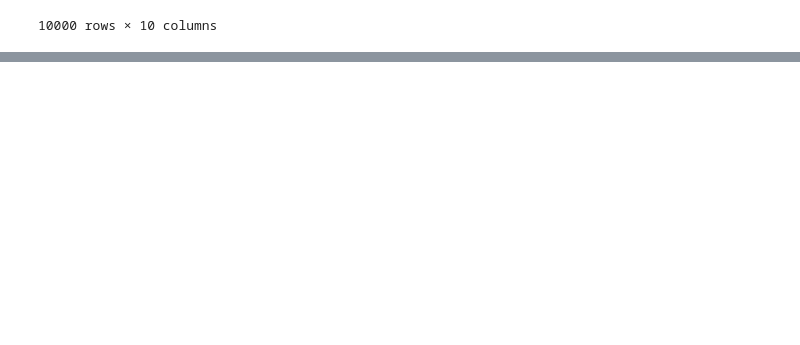
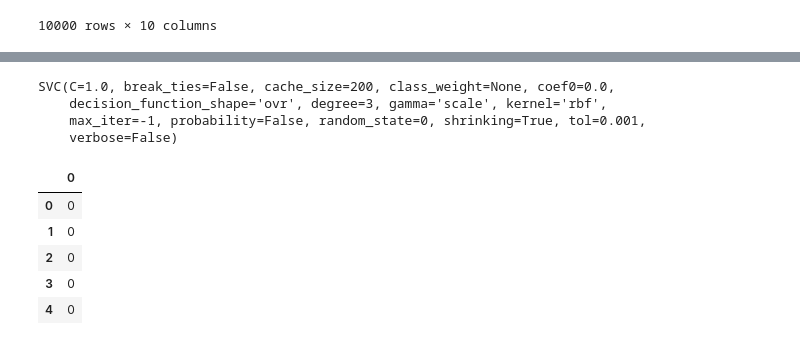
Before and after one commit to buriihenry/Machine-Learning-2, a Jupyter notebook: Customer Churn/Customer_churn.ipynb, the cells around one changed output, grey strips where cells are left out. Cells and saved outputs as stored; diff of their text form; code cells hidden in the pictures; blank space fills up the shorter version.

```diff
--- a/Customer Churn/Customer_churn.ipynb
+++ b/Customer Churn/Customer_churn.ipynb
@@ -142,0 +205,22 @@ X_train=sc_x.fit_transform(X_tr)
+# %%
+#SVM
+from sklearn.svm import SVC
+classifier = SVC(kernel='rbf', random_state=0)
+classifier.fit(X_train,y_train)
+# %% [output]
+SVC(C=1.0, break_ties=False, cache_size=200, class_weight=None, coef0=0.0,
+    decision_function_shape='ovr', degree=3, gamma='scale', kernel='rbf',
+    max_iter=-1, probability=False, random_state=0, shrinking=True, tol=0.001,
+    verbose=False)
+# %%
+y_pred = classifier.predict(X_test)
+# %%
+prediction2=pd.DataFrame(y_pred)
+prediction2.head()
+# %% [output]
+|  | 0 |
+| 0 | 0 |
+| 1 | 0 |
+| 2 | 0 |
+| 3 | 0 |
+| 4 | 0 |
```
Also changed, not shown: parts of 11 cells of this notebook.
